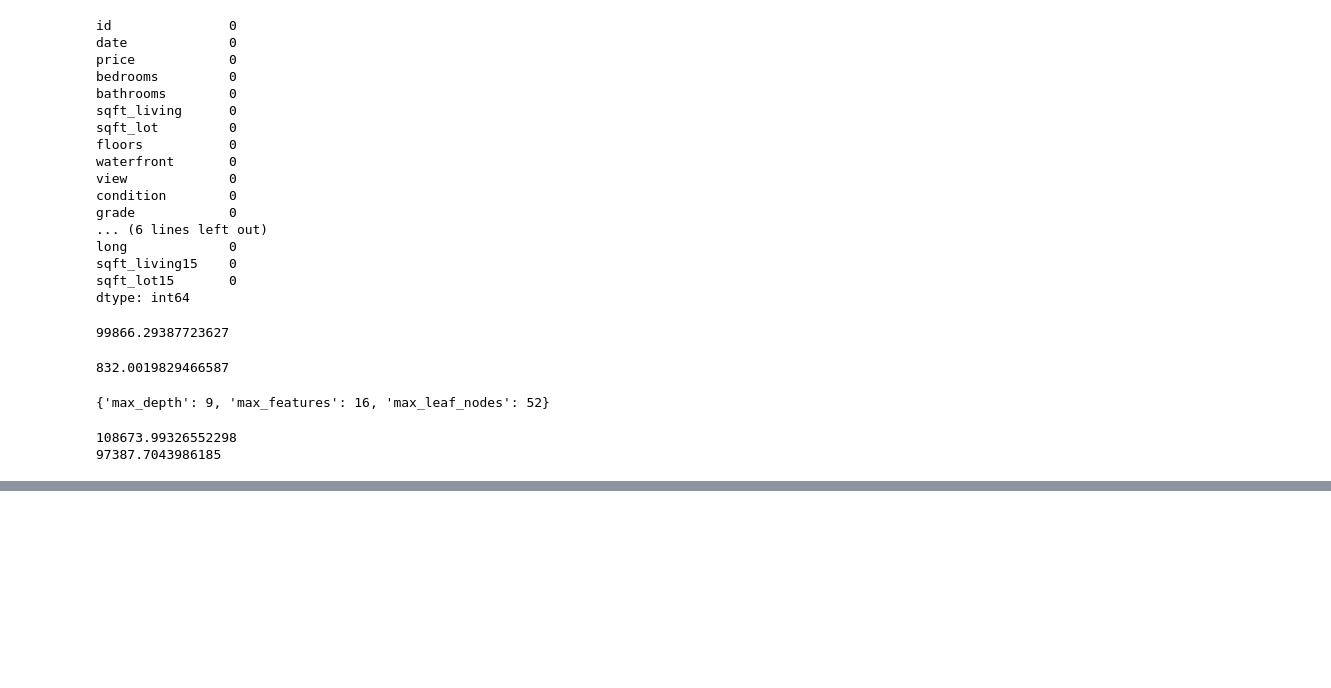
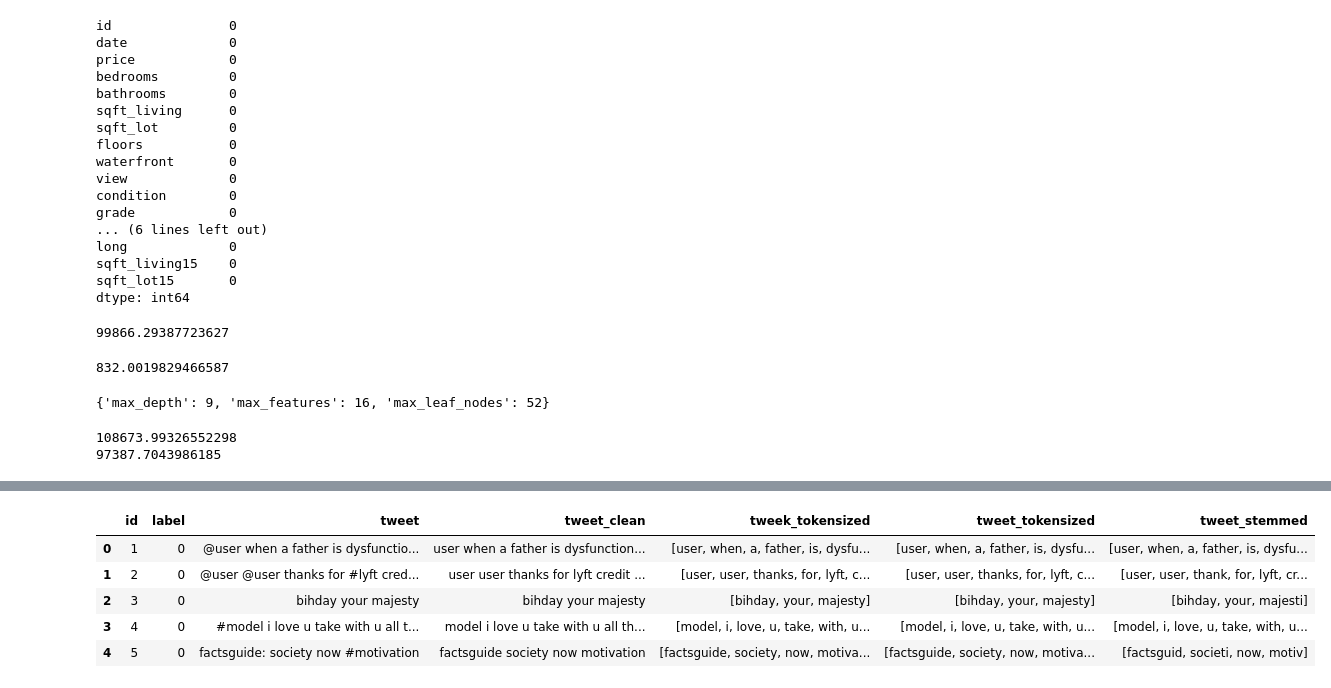
Before and after one commit to manyajsingh/cc-git, a Jupyter notebook: DT_RF_NLP.ipynb, the cells around one changed output, grey strips where cells are left out. Cells and saved outputs as stored; diff of their text form; code cells hidden in the pictures; blank space fills up the shorter version.

```diff
--- a/DT_RF_NLP.ipynb
+++ b/DT_RF_NLP.ipynb
@@ -216,0 +613,4 @@ print(mean_absolute_error(y_train, y_predict_train))
+# %%
+vectorizer=TfidfVectorizer(stop_words='english')
+x=vectorizer.fit_transform(text)
+pd.DataFrame(data=x.toarray(), columns=vectorizer.get_feature_names_out())
@@ -216,0 +628,4 @@ print(mean_absolute_error(y_train, y_predict_train))
+# %%
+import pandas as pd
+df=pd.read_csv('twitter.csv')
+df.head()
@@ -216,0 +639,7 @@ print(mean_absolute_error(y_train, y_predict_train))
+# %%
+import string
+string.punctuation
+def remove_punctuation(text):
+  return ''.join([i for i in text if i not in string.punctuation])
+df['tweet_clean']=df['tweet'].apply(lambda x: remove_punctuation(x))
+df.head()
@@ -216,0 +653,6 @@ print(mean_absolute_error(y_train, y_predict_train))
+# %%
+import re
+def token_size(text):
+  return text.split()
+df['tweet_tokensized']=df['tweet_clean'].apply(lambda x: token_size(x))
+df.head()
@@ -216,0 +666,14 @@ print(mean_absolute_error(y_train, y_predict_train))
+# %%
+from nltk.stem.porter import PorterStemmer
+stemmer=PorterStemmer()
+def stemm(text):
+  return [stemmer.stem(word) for word in text]
+df['tweet_stemmed']=df['tweet_tokensized'].apply(lambda x: stemm(x))
+df.head()
+# %% [output]
+|  | id | label | tweet | tweet_clean | tweek_tokensized | tweet_tokensized | tweet_stemmed |
+| 0 | 1 | 0 | @user when a father is dysfunctio... | user when a father is dysfunction... | [user, when, a, father, is, dysfu... | [user, when, a, father, is, dysfu... | [user, when, a, father, is, dysfu... |
+| 1 | 2 | 0 | @user @user thanks for #lyft cred... | user user thanks for lyft credit ... | [user, user, thanks, for, lyft, c... | [user, user, thanks, for, lyft, c... | [user, user, thank, for, lyft, cr... |
+| 2 | 3 | 0 | bihday your majesty | bihday your majesty | [bihday, your, majesty] | [bihday, your, majesty] | [bihday, your, majesti] |
+| 3 | 4 | 0 | #model i love u take with u all t... | model i love u take with u all th... | [model, i, love, u, take, with, u... | [model, i, love, u, take, with, u... | [model, i, love, u, take, with, u... |
+| 4 | 5 | 0 | factsguide: society now #motivation | factsguide society now motivation | [factsguide, society, now, motiva... | [factsguide, society, now, motiva... | [factsguid, societi, now, motiv] |
```
Also changed, not shown: parts of 35 cells of this notebook.
